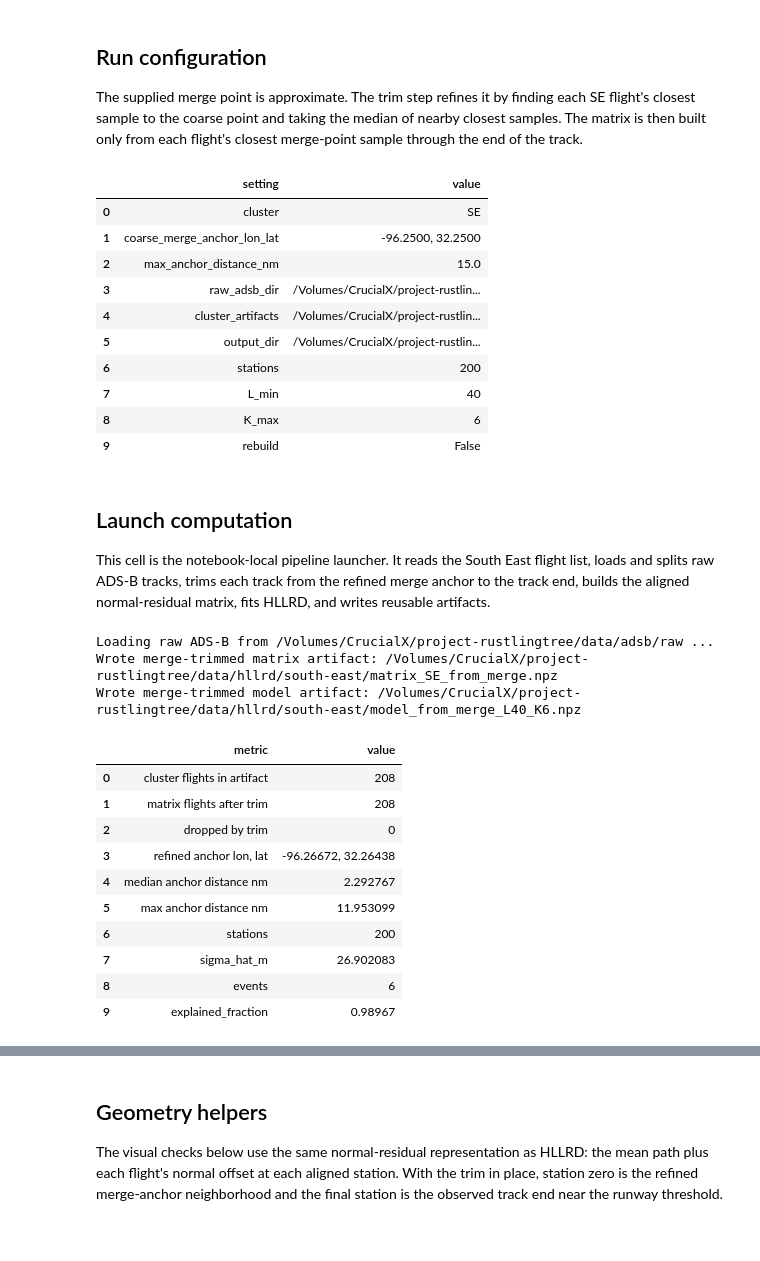
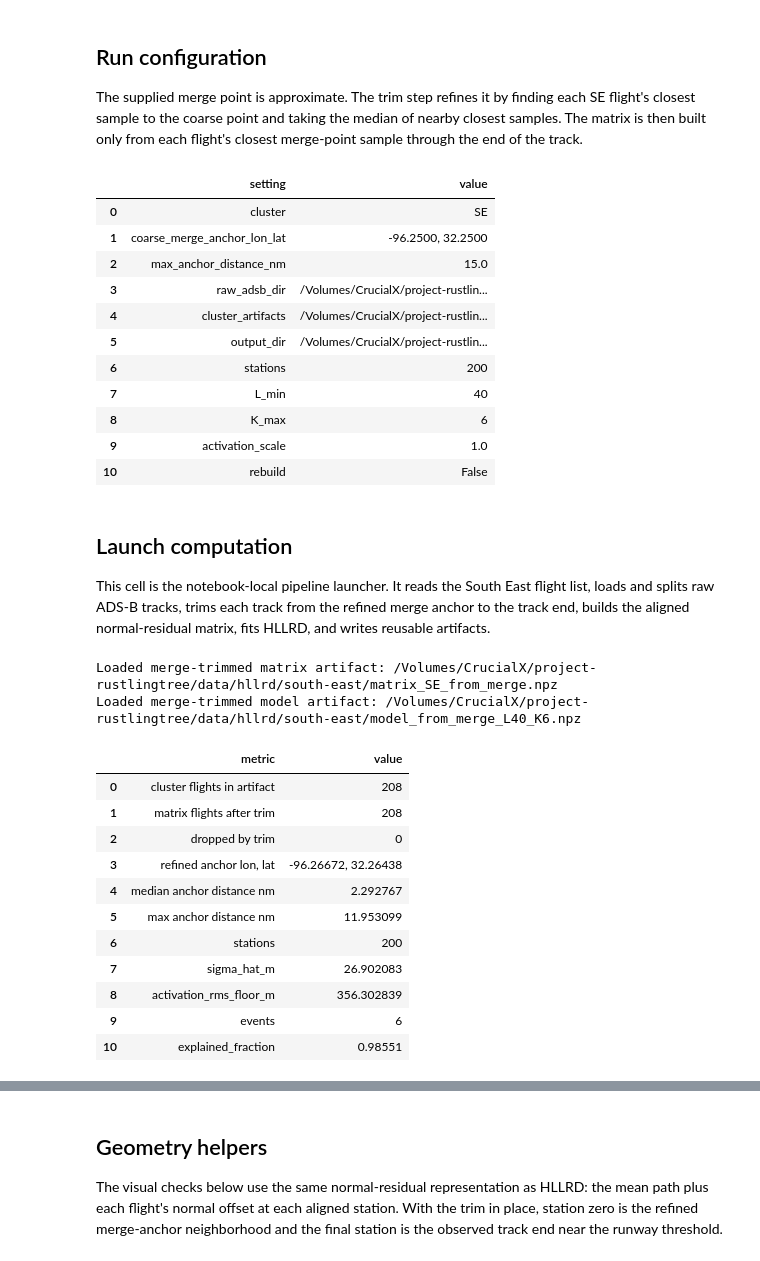
Before and after one commit to thinhhoang95/project-rustlingtree, a Jupyter notebook: src/hllrd/examples/south-east.ipynb, the cells around one changed output, grey strips where cells are left out. Drawn from its saved outputs; the diff is of its cells as text; code cells hidden in the pictures.

```diff
--- a/src/hllrd/examples/south-east.ipynb
+++ b/src/hllrd/examples/south-east.ipynb
@@ -90,6 +91,7 @@ config_table = pd.DataFrame(
         ('stations', STATIONS),
         ('L_min', FIT_CONFIG.L_min),
         ('K_max', FIT_CONFIG.K_max),
+        ('activation_scale', FIT_CONFIG.activation_scale),
         ('rebuild', REBUILD),
     ],
     columns=['setting', 'value'],
@@ -106,7 +108,8 @@ display(config_table)
 | 6 | stations | 200 |
 | 7 | L_min | 40 |
 | 8 | K_max | 6 |
-| 9 | rebuild | False |
+| 9 | activation_scale | 1.0 |
+| 10 | rebuild | False |
 # %% [markdown]
 ## Launch computation
 
@@ -120,6 +123,13 @@ def build_or_load_south_east_from_merge() -> tuple[object, object, list[object],
 
     needs_matrix = REBUILD or not matrix_path.exists() or not trim_metadata_path.exists()
     needs_model = REBUILD or needs_matrix or not model_path.exists()
+    if not needs_model:
+        with np.load(model_path, allow_pickle=False) as data:
+            config_payload = json.loads(str(np.asarray(data['config']).item()))
+            metrics_payload = json.loads(str(np.asarray(data['metrics']).item()))
+        if 'tau_z' in config_payload or 'activation_energy_floor' not in metrics_payload:
+            needs_model = True
+            print('Existing model artifact uses the old activation threshold; rebuilding model.')
 
     if needs_matrix:
         print(f'Loading raw ADS-B from {RAW_ADSB_DIR} ...')
@@ -205,38 +215,39 @@ flight_metadata = cluster_metadata_by_flight(cluster_flights)
 kept_trim = trim_metadata.loc[trim_metadata['status'] == 'kept'].copy()
 trim_info = matrix.metadata.get('trim', {})
 
 run_summary = pd.DataFrame(
     [
         ('cluster flights in artifact', len(cluster_flights)),
         ('matrix flights after trim', len(matrix.flight_ids)),
         ('dropped by trim', int((trim_metadata['status'] == 'dropped').sum())),
         ('refined anchor lon, lat', f"{trim_info.get('refined_anchor_lon_deg', np.nan):.5f}, {trim_info.get('refined_anchor_lat_deg', np.nan):.5f}"),
         ('median anchor distance nm', float(kept_trim['min_anchor_distance_nm'].median())),
         ('max anchor distance nm', float(kept_trim['min_anchor_distance_nm'].max())),
         ('stations', matrix.X.shape[1]),
         ('sigma_hat_m', matrix.sigma_hat),
+        ('activation_rms_floor_m', np.sqrt(result.activation_energy_floor)),
         ('events', len(result.events)),
         ('explained_fraction', result.explained_fraction),
     ],
     columns=['metric', 'value'],
 )
 display(run_summary)
 display(kept_trim.describe(include='all').T)
 # %% [output]
-Loading raw ADS-B from /Volumes/CrucialX/project-rustlingtree/data/adsb/raw ...
-Wrote merge-trimmed matrix artifact: /Volumes/CrucialX/project-rustlingtree/data/hllrd/south-east/matrix_SE_from_merge.npz
-Wrote merge-trimmed model artifact: /Volumes/CrucialX/project-rustlingtree/data/hllrd/south-east/model_from_merge_L40_K6.npz
+Loaded merge-trimmed matrix artifact: /Volumes/CrucialX/project-rustlingtree/data/hllrd/south-east/matrix_SE_from_merge.npz
+Loaded merge-trimmed model artifact: /Volumes/CrucialX/project-rustlingtree/data/hllrd/south-east/model_from_merge_L40_K6.npz
 |  | metric | value |
 | 0 | cluster flights in artifact | 208 |
 | 1 | matrix flights after trim | 208 |
 | 2 | dropped by trim | 0 |
 | 3 | refined anchor lon, lat | -96.26672, 32.26438 |
 | 4 | median anchor distance nm | 2.292767 |
 | 5 | max anchor distance nm | 11.953099 |
 | 6 | stations | 200 |
 | 7 | sigma_hat_m | 26.902083 |
-| 8 | events | 6 |
-| 9 | explained_fraction | 0.98967 |
+| 8 | activation_rms_floor_m | 356.302839 |
+| 9 | events | 6 |
+| 10 | explained_fraction | 0.98551 |
 |  | count | unique | top | freq | mean | std | min | 25% | 50% | 75% | max |
 | flight_id | 208 | 208 | AAL1008M2a1804c | 1 | NaN | NaN | NaN | NaN | NaN | NaN | NaN |
 | status | 208 | 1 | kept | 208 | NaN | NaN | NaN | NaN | NaN | NaN | NaN |
```
Also changed, not shown: parts of 7 cells of this notebook, 7 other files.
